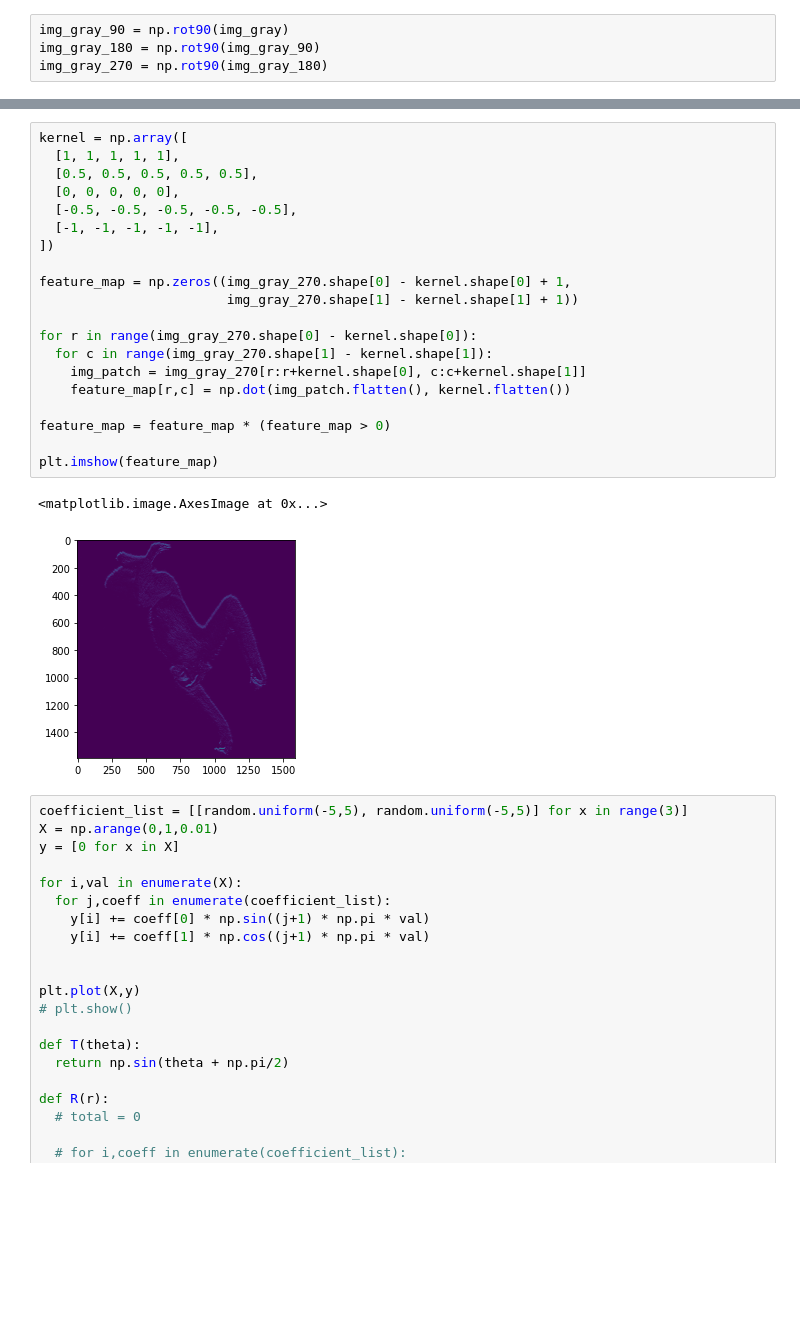
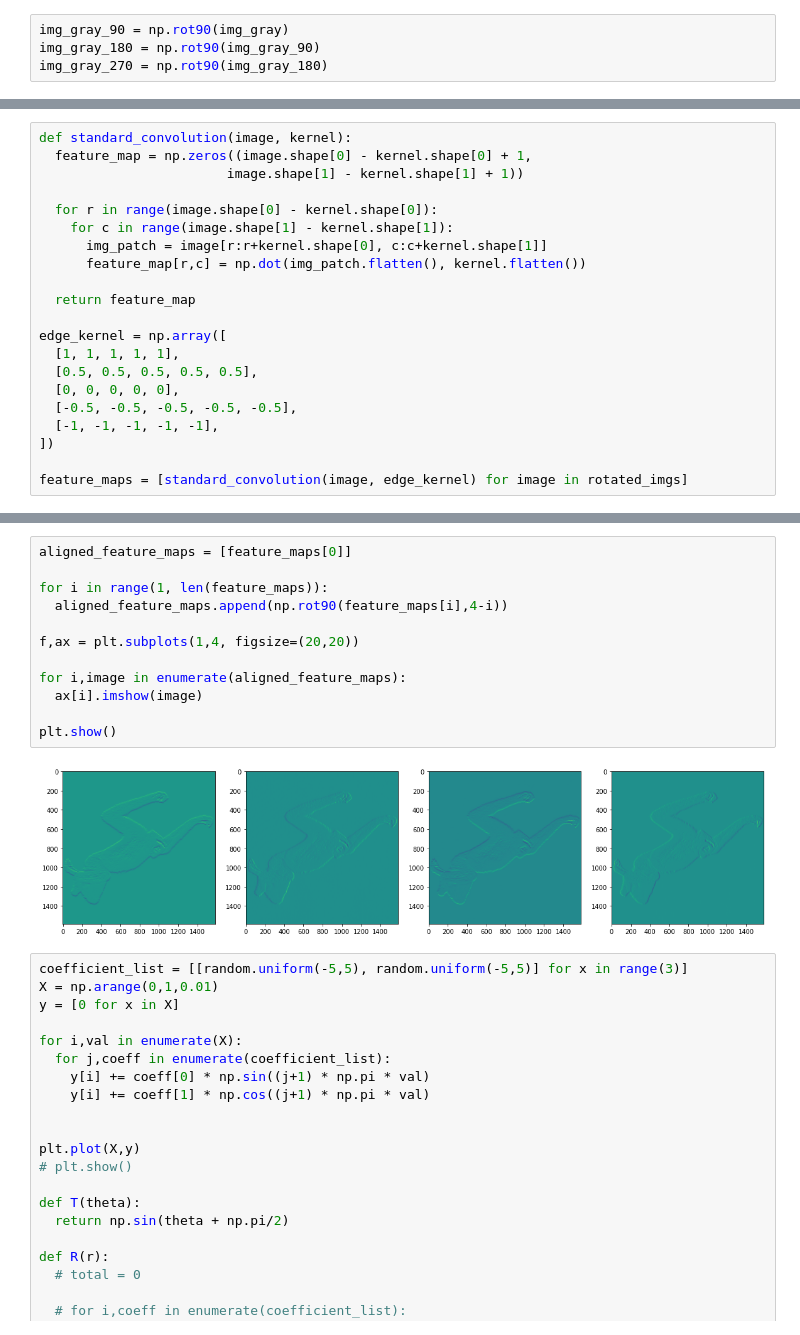
Before and after one commit to UMT-CSCI-591-Deep-Learning-2022/HNET_exercises, a Jupyter notebook: HNET.ipynb, the cells around one changed output, grey strips where cells are left out. Drawn from its saved outputs; the diff is of its cells as text; blank space fills up the shorter version.

Commit message:
Refactor with helper functions, align feature maps

```diff
--- a/HNET.ipynb
+++ b/HNET.ipynb
@@ -23 +27,22 @@ img_gray_270 = np.rot90(img_gray_180)
+# %%
+def standard_convolution(image, kernel):
+  feature_map = np.zeros((image.shape[0] - kernel.shape[0] + 1,
+                        image.shape[1] - kernel.shape[1] + 1))
+
+  for r in range(image.shape[0] - kernel.shape[0]):
+    for c in range(image.shape[1] - kernel.shape[1]):
+      img_patch = image[r:r+kernel.shape[0], c:c+kernel.shape[1]]
+      feature_map[r,c] = np.dot(img_patch.flatten(), kernel.flatten())
+
+  return feature_map
+
+edge_kernel = np.array([
+  [1, 1, 1, 1, 1],
+  [0.5, 0.5, 0.5, 0.5, 0.5],
+  [0, 0, 0, 0, 0],
+  [-0.5, -0.5, -0.5, -0.5, -0.5],
+  [-1, -1, -1, -1, -1],
+])
+
+feature_maps = [standard_convolution(image, edge_kernel) for image in rotated_imgs]
 # %%
@@ -88,26 +53,17 @@ plt.imshow(feature_map)
-# %%
-kernel = np.array([
-  [1, 1, 1, 1, 1],
-  [0.5, 0.5, 0.5, 0.5, 0.5],
-  [0, 0, 0, 0, 0],
-  [-0.5, -0.5, -0.5, -0.5, -0.5],
-  [-1, -1, -1, -1, -1],
-])
-
-feature_map = np.zeros((img_gray_270.shape[0] - kernel.shape[0] + 1,
-                        img_gray_270.shape[1] - kernel.shape[1] + 1))
-
-for r in range(img_gray_270.shape[0] - kernel.shape[0]):
-  for c in range(img_gray_270.shape[1] - kernel.shape[1]):
-    img_patch = img_gray_270[r:r+kernel.shape[0], c:c+kernel.shape[1]]
-    feature_map[r,c] = np.dot(img_patch.flatten(), kernel.flatten())
-
-feature_map = feature_map * (feature_map > 0)
-
-plt.imshow(feature_map)
-# %% [output]
-<matplotlib.image.AxesImage at 0x...>
-[figure, removed]
+# %%
+aligned_feature_maps = [feature_maps[0]]
+
+for i in range(1, len(feature_maps)):
+  aligned_feature_maps.append(np.rot90(feature_maps[i],4-i))
+
+f,ax = plt.subplots(1,4, figsize=(20,20))
+
+for i,image in enumerate(aligned_feature_maps):
+  ax[i].imshow(image)
+
+plt.show()
+# %% [output]
+[figure, added]
 # %%
 coefficient_list = [[random.uniform(-5,5), random.uniform(-5,5)] for x in range(3)]
 X = np.arange(0,1,0.01)
```
Also changed, not shown: parts of 13 cells of this notebook.
